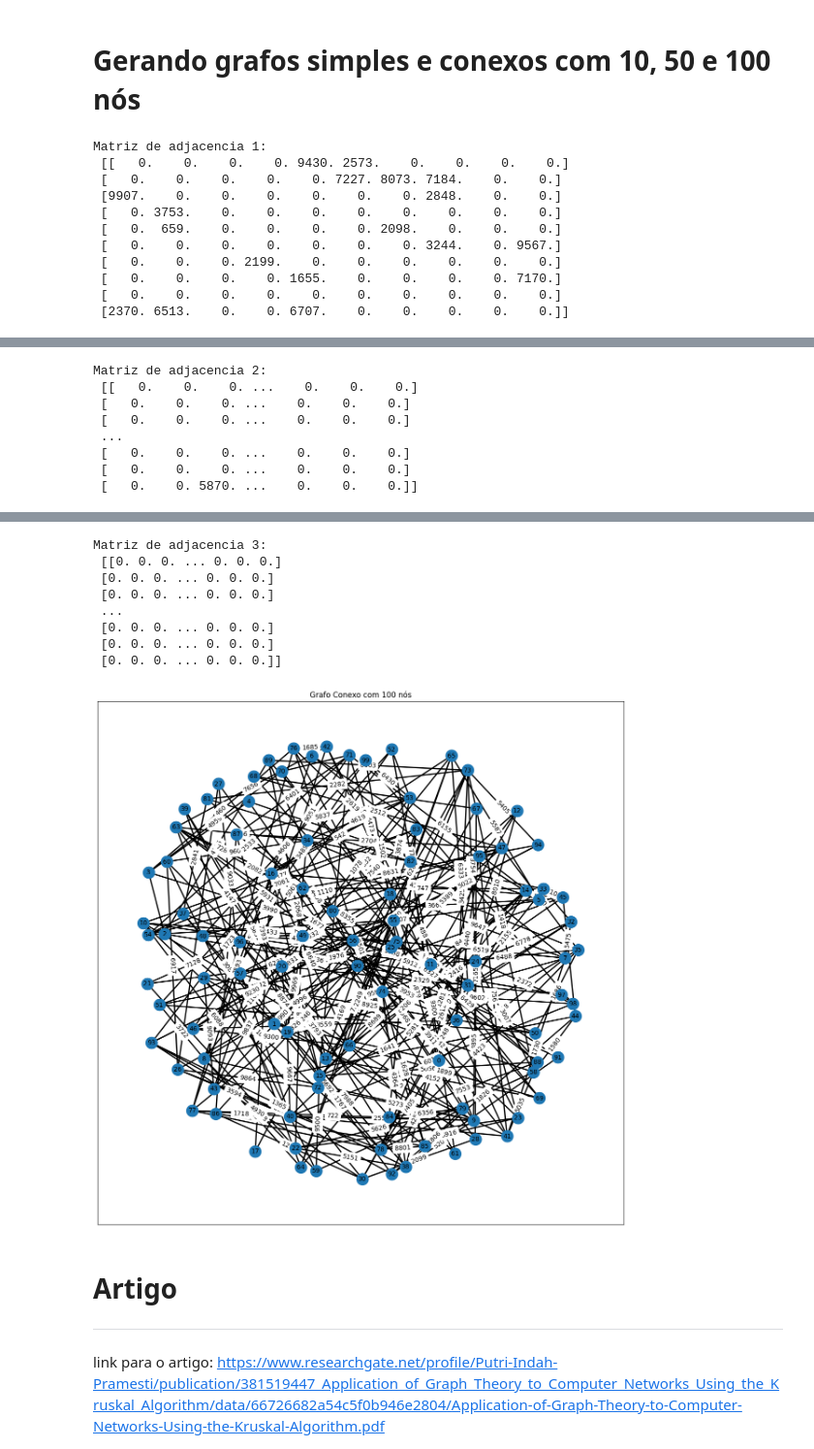
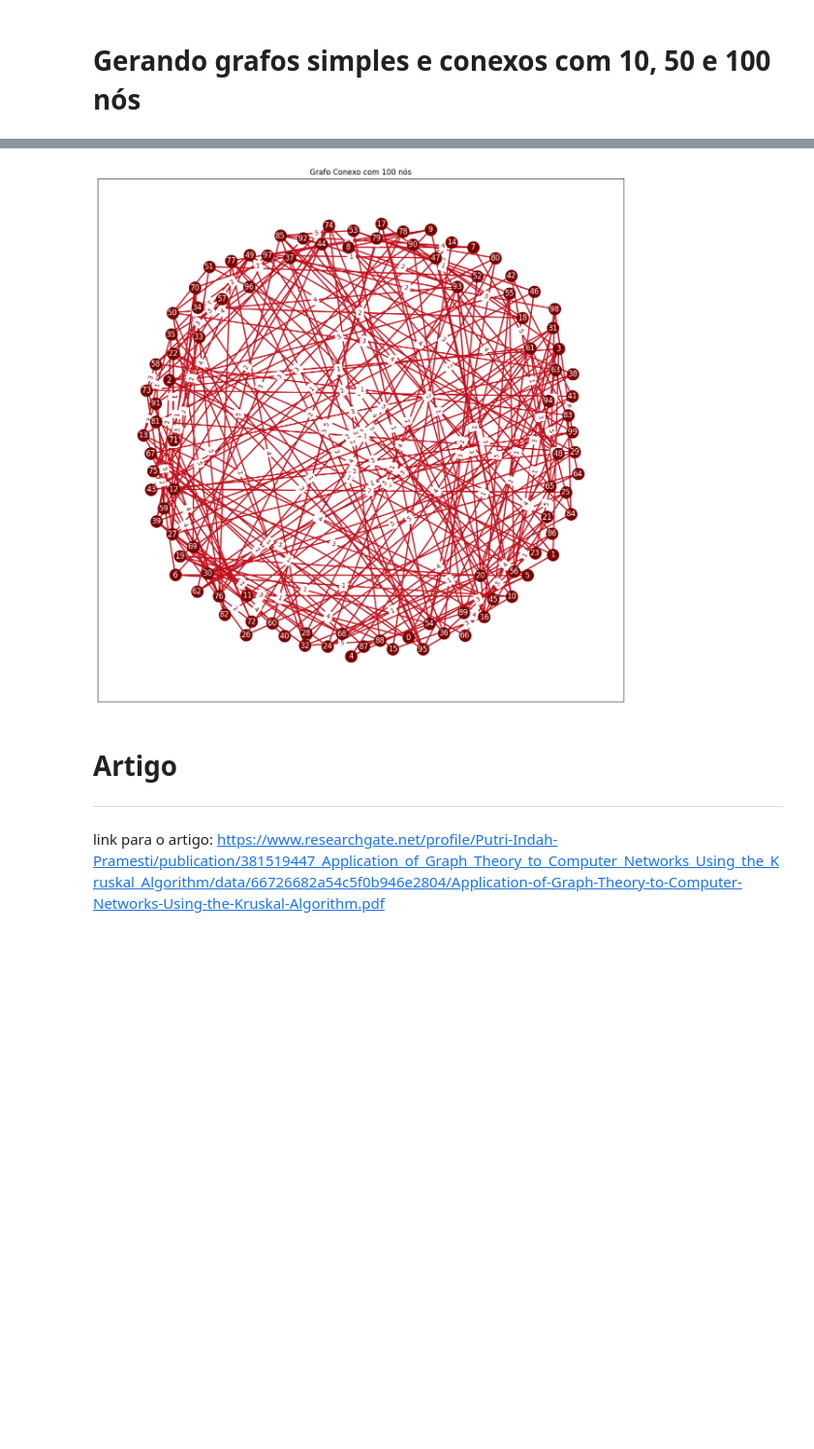
Before and after one commit to mxtqnt/Grafos, a Jupyter notebook: TrabalhoGrafos.ipynb, the cells around one changed output, grey strips where cells are left out. Shown at 97% size. Drawn from its saved outputs; the diff is of its cells as text; code cells hidden in the pictures; blank space fills up the shorter version.

Commit message:
Gerando as Matrizes de Adjacência e Custo

```diff
--- a/TrabalhoGrafos.ipynb
+++ b/TrabalhoGrafos.ipynb
@@ -12,7 +12,8 @@ import numpy as np
 # Função para gerar um grafo simples e conexo
 # %%
 # Função para gerar um grafo simples e conexo
-def gerar_grafo_conexo(n, matriz_adjacencia):
+def gerar_grafo_conexo(n, matriz_custo):
+    matriz_adjacencia = matriz_custo.copy()
     G = nx.Graph()
     G.add_nodes_from(range(n))
 
@@ -25,12 +26,13 @@ def gerar_grafo_conexo(n, matriz_adjacencia):
     while num_arestas_extras > 0:
         u, v = random.sample(range(n), 2)
         if not G.has_edge(u, v):
-            numero_aleatorio = random.randint(50, 10000)
-            matriz_adjacencia[u, v] = numero_aleatorio
+            numero_aleatorio = random.randint(1,5)
+            matriz_custo[u, v] = numero_aleatorio
+            matriz_adjacencia[u, v] = 1
             G.add_edge(u, v, weight = numero_aleatorio)
             num_arestas_extras -= 1
 
-    return G, matriz_adjacencia
+    return G, matriz_custo , matriz_adjacencia
 # %% [markdown]
 # Função para desenhar o grafo
 # %%
@@ -42,42 +44,32 @@ def desenhar_grafo(G, n):
     # nx.draw(G, pos, with_labels=True, node_color='lightblue', node_size=500, font_size=10, font_color='black', edge_color='gray')
 
     # edges
-    nx.draw_networkx_edges(G, pos, width=2)
+    nx.draw_networkx_edges(G, pos, edge_color="#c1121f", width=2)
     # nx.draw_networkx_edges(
     #     G, pos, width=6, alpha=0.5, edge_color="b", style="solid"
     # )
 
     #node
-    nx.draw_networkx_nodes(G, pos, node_size=350)
+    nx.draw_networkx_nodes(G, pos, node_color="#780000", node_size=350)
 
     # node labels
-    nx.draw_networkx_labels(G, pos, font_size=10, font_family="sans-serif")
+    nx.draw_networkx_labels(G, pos, font_color="white", font_family="sans-serif")
 
     # edge weight labels
     edge_labels = nx.get_edge_attributes(G, "weight")
-    nx.draw_networkx_edge_labels(G, pos, edge_labels)
+    nx.draw_networkx_edge_labels(G, pos, edge_labels, font_color="#780000", font_family="sans-serif")
     plt.title(f'Grafo Conexo com {n} nós')
     plt.show()
 # %% [markdown]
 # Gerando grafos simples e conexos com 10, 50 e 100 nós
 # %%
-matrizes_adjacencia = [None] * 3
+matrizes_custo = [None] * 3
+matrizes_adjacencia = matrizes_custo.copy()
 
 # Gerar e desenhar grafos com n = 10, 50, 100
 for pos,n in enumerate([10, 50, 100]):
     matriz_vazia = np.zeros((n, n))
-    G,matrizes_adjacencia[pos] = gerar_grafo_conexo(n, matriz_vazia)
-    print(f"Matriz de adjacencia {pos+1}: \n {matrizes_adjacencia[pos]} \n")
+    G,matrizes_custo[pos],matrizes_adjacencia[pos] = gerar_grafo_conexo(n, matriz_vazia)
+
     desenhar_grafo(G, n)
 # %% [output]
-Matriz de adjacencia 1:
- [[   0.    0.    0.    0. 9430. 2573.    0.    0.    0.    0.]
- [   0.    0.    0.    0.    0. 7227. 8073. 7184.    0.    0.]
- [9907.    0.    0.    0.    0.    0.    0. 2848.    0.    0.]
- [   0. 3753.    0.    0.    0.    0.    0.    0.    0.    0.]
- [   0.  659.    0.    0.    0.    0. 2098.    0.    0.    0.]
- [   0.    0.    0.    0.    0.    0.    0. 3244.    0. 9567.]
- [   0.    0.    0. 2199.    0.    0.    0.    0.    0.    0.]
- [   0.    0.    0.    0. 1655.    0.    0.    0.    0. 7170.]
- [   0.    0.    0.    0.    0.    0.    0.    0.    0.    0.]
- [2370. 6513.    0.    0. 6707.    0.    0.    0.    0.    0.]]
@@ -85,8 +76,0 @@ Matriz de adjacencia 1:
-Matriz de adjacencia 2:
- [[   0.    0.    0. ...    0.    0.    0.]
- [   0.    0.    0. ...    0.    0.    0.]
- [   0.    0.    0. ...    0.    0.    0.]
- ...
- [   0.    0.    0. ...    0.    0.    0.]
- [   0.    0.    0. ...    0.    0.    0.]
- [   0.    0. 5870. ...    0.    0.    0.]]
@@ -94,12 +78,4 @@ Matriz de adjacencia 2:
-Matriz de adjacencia 3:
- [[0. 0. 0. ... 0. 0. 0.]
- [0. 0. 0. ... 0. 0. 0.]
- [0. 0. 0. ... 0. 0. 0.]
- ...
- [0. 0. 0. ... 0. 0. 0.]
- [0. 0. 0. ... 0. 0. 0.]
- [0. 0. 0. ... 0. 0. 0.]]
-[figure, old version]
+[figure, new version]
 # %% [markdown]
 # Artigo
 
```
Also changed, not shown: parts of 1 cell of this notebook.
